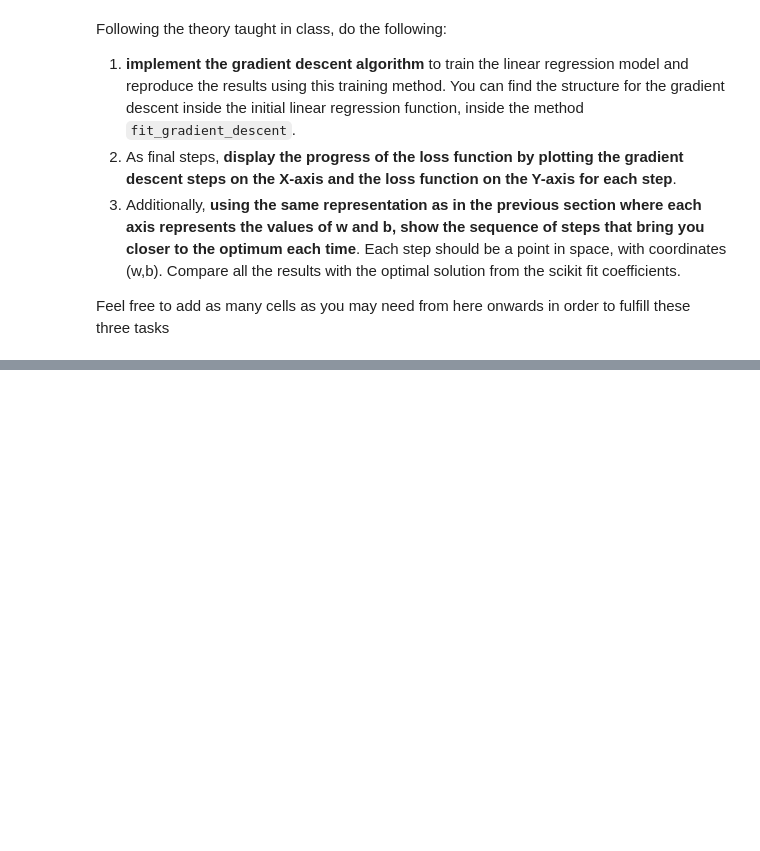
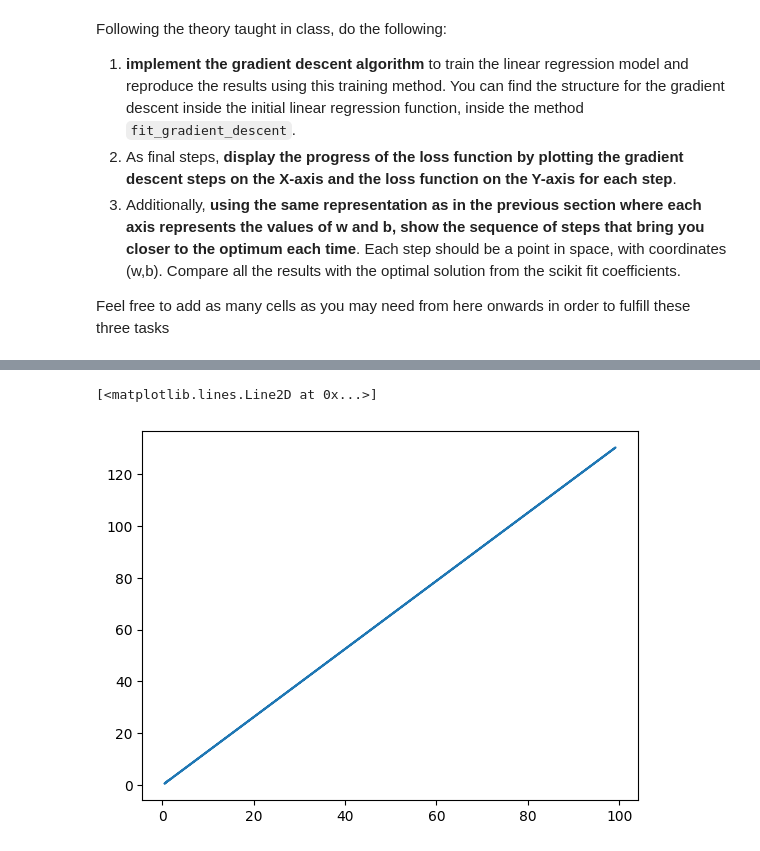
Before and after one commit to ICAI-IMAT-ML/p2-4-prialgon, a Jupyter notebook: notebook/Lab_2_4_LR2.ipynb, the cells around one changed output, grey strips where cells are left out. Cells and saved outputs as stored; diff of their text form; code cells hidden in the pictures; blank space fills up the shorter version.

```diff
--- a/notebook/Lab_2_4_LR2.ipynb
+++ b/notebook/Lab_2_4_LR2.ipynb
@@ -331,3 +372,7 @@ Following the theory taught in class, do the following:
 3. Additionally, **using the same representation as in the previous section where each axis represents the values of w and b, show the sequence of steps that bring you closer to the optimum each time**. Each step should be a point in space, with coordinates (w,b). Compare all the results with the optimal solution from the scikit fit coefficients.
 
 Feel free to add as many cells as you may need from here onwards in order to fulfill these three tasks
+# %%
+model2 = LinearRegressor()
+
+history = model2.fit(X_encoded, y, "gradient_descent", iterations=50000, learning_rate=0.0001, return_history=True)
@@ -333,0 +397,5 @@ Feel free to add as many cells as you may need from here onwards in order to ful
+# %%
+plt.plot(history[1], history[2]) # FINISH THIS
+# %% [output]
+[<matplotlib.lines.Line2D at 0x...>]
+[figure, added]
```
Also changed, not shown: parts of 21 cells of this notebook, 1 other file.
